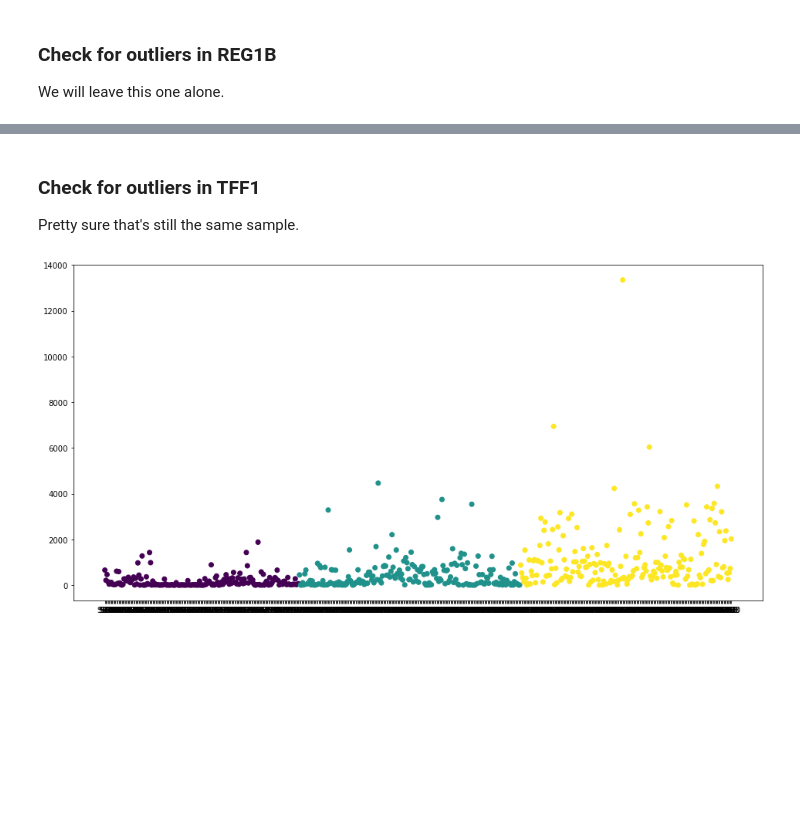
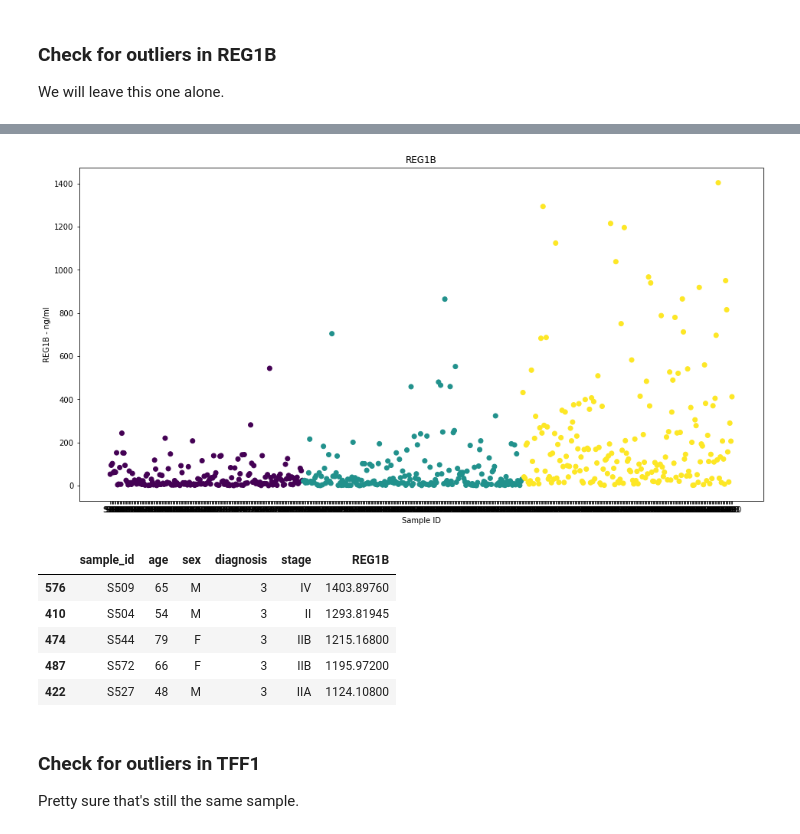
Before and after one commit to WillMc93/Kaggle-Bioassay-Datasets, a Jupyter notebook: Analysis.ipynb, the cells around one changed output, grey strips where cells are left out. Saved outputs shown, nothing was run; the diff lists cells and outputs as text; code cells hidden in the pictures; blank space fills up the shorter version.

```diff
--- a/Analysis.ipynb
+++ b/Analysis.ipynb
@@ -112,10 +242,18 @@ plt.show()
+# %%
+# Show scatterplot
+show_plots('REG1B', ylabel='REG1B - ng/ml')
+
+# Show top 5
+show_top_five('REG1B')
+# %% [output]
+[figure, added]
+|  | sample_id | age | sex | diagnosis | stage | REG1B |
+| 576 | S509 | 65 | M | 3 | IV | 1403.89760 |
+| 410 | S504 | 54 | M | 3 | II | 1293.81945 |
+| 474 | S544 | 79 | F | 3 | IIB | 1215.16800 |
+| 487 | S572 | 66 | F | 3 | IIB | 1195.97200 |
+| 422 | S527 | 48 | M | 3 | IIA | 1124.10800 |
 # %% [markdown]
 ### Check for outliers in TFF1
 
 Pretty sure that's still the same sample.
-# %%
-fig, ax = plt.subplots(figsize=(16,8))
-ax.scatter(df_clean['sample_id'], df_clean['TFF1'], c=df_clean['diagnosis'])
-plt.show()
-# %% [output]
-[figure, removed]
```
Also changed, not shown: parts of 27 cells of this notebook.
